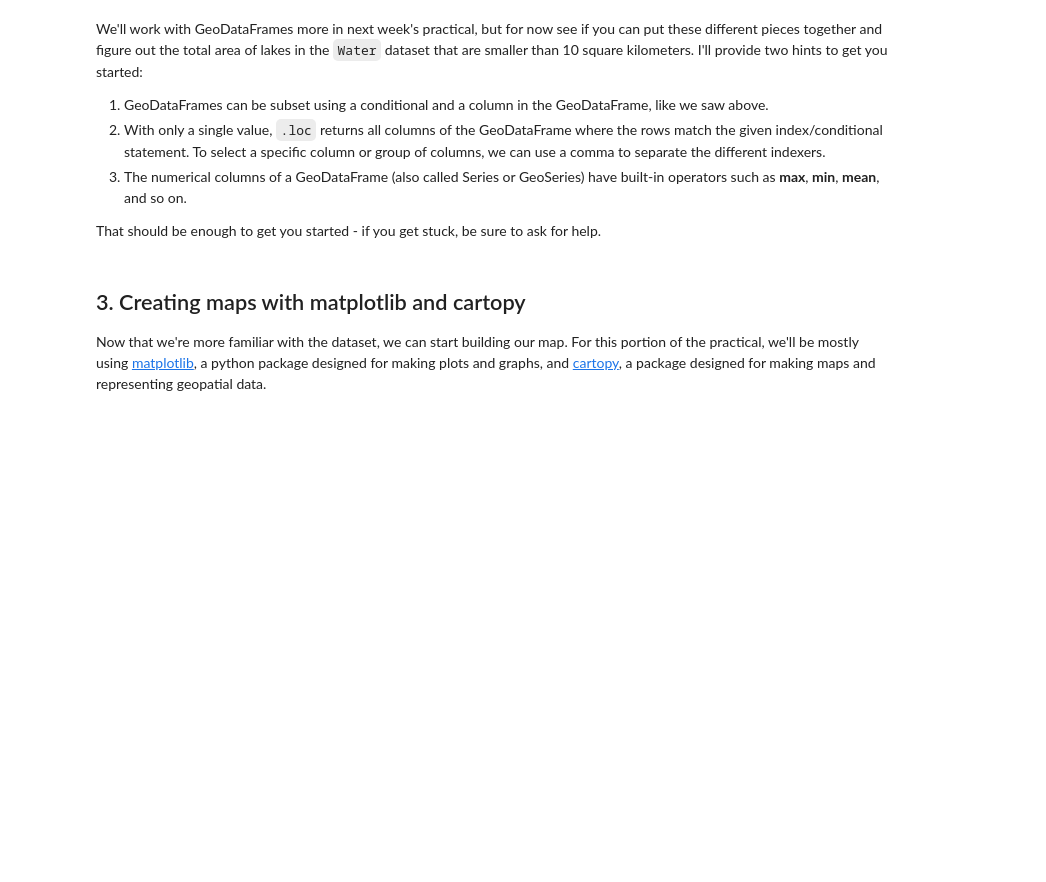
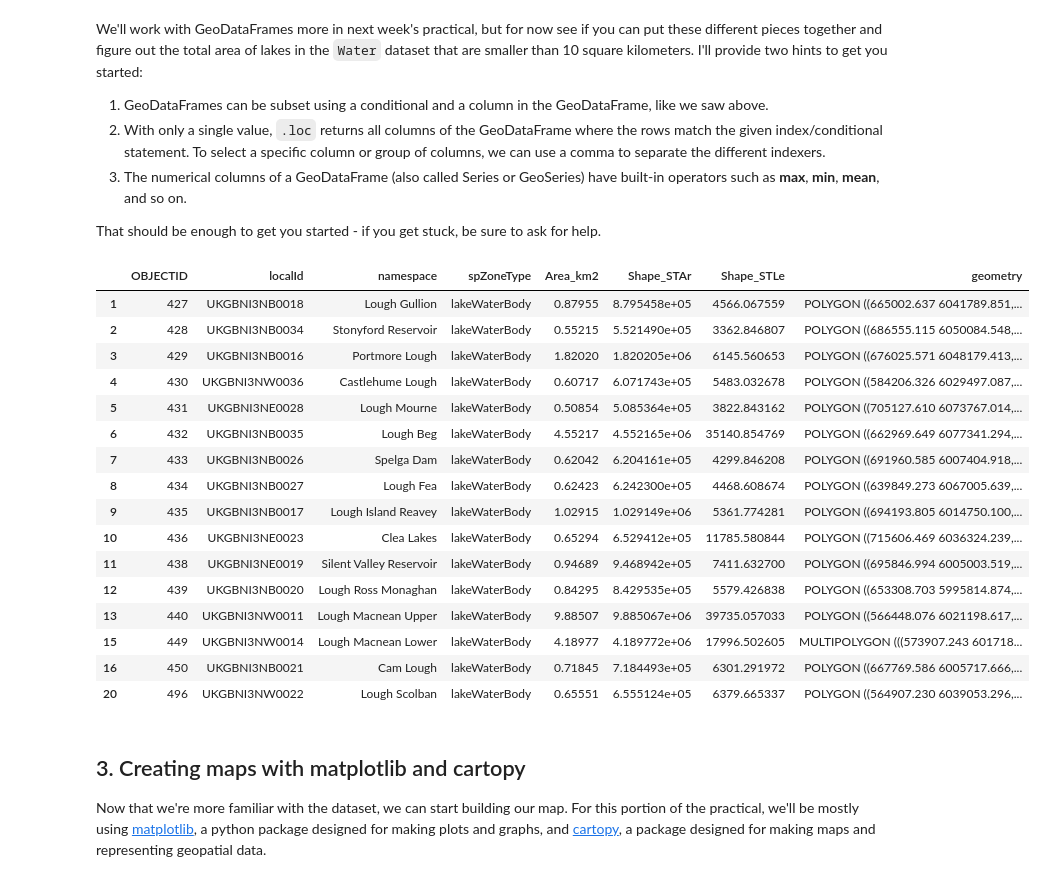
Before and after one commit to Rls201/egm722, a Jupyter notebook: Week2/Practical2.ipynb, the cells around one changed output. Saved outputs shown, nothing was run; the diff lists cells and outputs as text; code cells hidden in the pictures; blank space fills up the shorter version.

```diff
--- a/Week2/Practical2.ipynb
+++ b/Week2/Practical2.ipynb
@@ -112,6 +158,25 @@ We'll work with GeoDataFrames more in next week's practical, but for now see if
 That should be enough to get you started - if you get stuck, be sure to ask for help.
 # %%
 # write a statement (or series of statments) to calculate the total area of lakes < 10 km2 in the water dataset.
+water.loc[water['Area_km2'] <10]
+# %% [output]
+|  | OBJECTID | localId | namespace | spZoneType | Area_km2 | Shape_STAr | Shape_STLe | geometry |
+| 1 | 427 | UKGBNI3NB0018 | Lough Gullion | lakeWaterBody | 0.87955 | 8.795458e+05 | 4566.067559 | POLYGON ((665002.637 6041789.851,... |
+| 2 | 428 | UKGBNI3NB0034 | Stonyford Reservoir | lakeWaterBody | 0.55215 | 5.521490e+05 | 3362.846807 | POLYGON ((686555.115 6050084.548,... |
+| 3 | 429 | UKGBNI3NB0016 | Portmore Lough | lakeWaterBody | 1.82020 | 1.820205e+06 | 6145.560653 | POLYGON ((676025.571 6048179.413,... |
+| 4 | 430 | UKGBNI3NW0036 | Castlehume Lough | lakeWaterBody | 0.60717 | 6.071743e+05 | 5483.032678 | POLYGON ((584206.326 6029497.087,... |
+| 5 | 431 | UKGBNI3NE0028 | Lough Mourne | lakeWaterBody | 0.50854 | 5.085364e+05 | 3822.843162 | POLYGON ((705127.610 6073767.014,... |
+| 6 | 432 | UKGBNI3NB0035 | Lough Beg | lakeWaterBody | 4.55217 | 4.552165e+06 | 35140.854769 | POLYGON ((662969.649 6077341.294,... |
+| 7 | 433 | UKGBNI3NB0026 | Spelga Dam | lakeWaterBody | 0.62042 | 6.204161e+05 | 4299.846208 | POLYGON ((691960.585 6007404.918,... |
+| 8 | 434 | UKGBNI3NB0027 | Lough Fea | lakeWaterBody | 0.62423 | 6.242300e+05 | 4468.608674 | POLYGON ((639849.273 6067005.639,... |
+| 9 | 435 | UKGBNI3NB0017 | Lough Island Reavey | lakeWaterBody | 1.02915 | 1.029149e+06 | 5361.774281 | POLYGON ((694193.805 6014750.100,... |
+| 10 | 436 | UKGBNI3NE0023 | Clea Lakes | lakeWaterBody | 0.65294 | 6.529412e+05 | 11785.580844 | POLYGON ((715606.469 6036324.239,... |
+| 11 | 438 | UKGBNI3NE0019 | Silent Valley Reservoir | lakeWaterBody | 0.94689 | 9.468942e+05 | 7411.632700 | POLYGON ((695846.994 6005003.519,... |
+| 12 | 439 | UKGBNI3NB0020 | Lough Ross Monaghan | lakeWaterBody | 0.84295 | 8.429535e+05 | 5579.426838 | POLYGON ((653308.703 5995814.874,... |
+| 13 | 440 | UKGBNI3NW0011 | Lough Macnean Upper | lakeWaterBody | 9.88507 | 9.885067e+06 | 39735.057033 | POLYGON ((566448.076 6021198.617,... |
+| 15 | 449 | UKGBNI3NW0014 | Lough Macnean Lower | lakeWaterBody | 4.18977 | 4.189772e+06 | 17996.502605 | MULTIPOLYGON (((573907.243 601718... |
+| 16 | 450 | UKGBNI3NB0021 | Cam Lough | lakeWaterBody | 0.71845 | 7.184493e+05 | 6301.291972 | POLYGON ((667769.586 6005717.666,... |
+| 20 | 496 | UKGBNI3NW0022 | Lough Scolban | lakeWaterBody | 0.65551 | 6.555124e+05 | 6379.665337 | POLYGON ((564907.230 6039053.296,... |
 # %% [markdown]
 ## 3. Creating maps with matplotlib and cartopy
 
```
Also changed, not shown: parts of 12 cells of this notebook, 5 other files.
